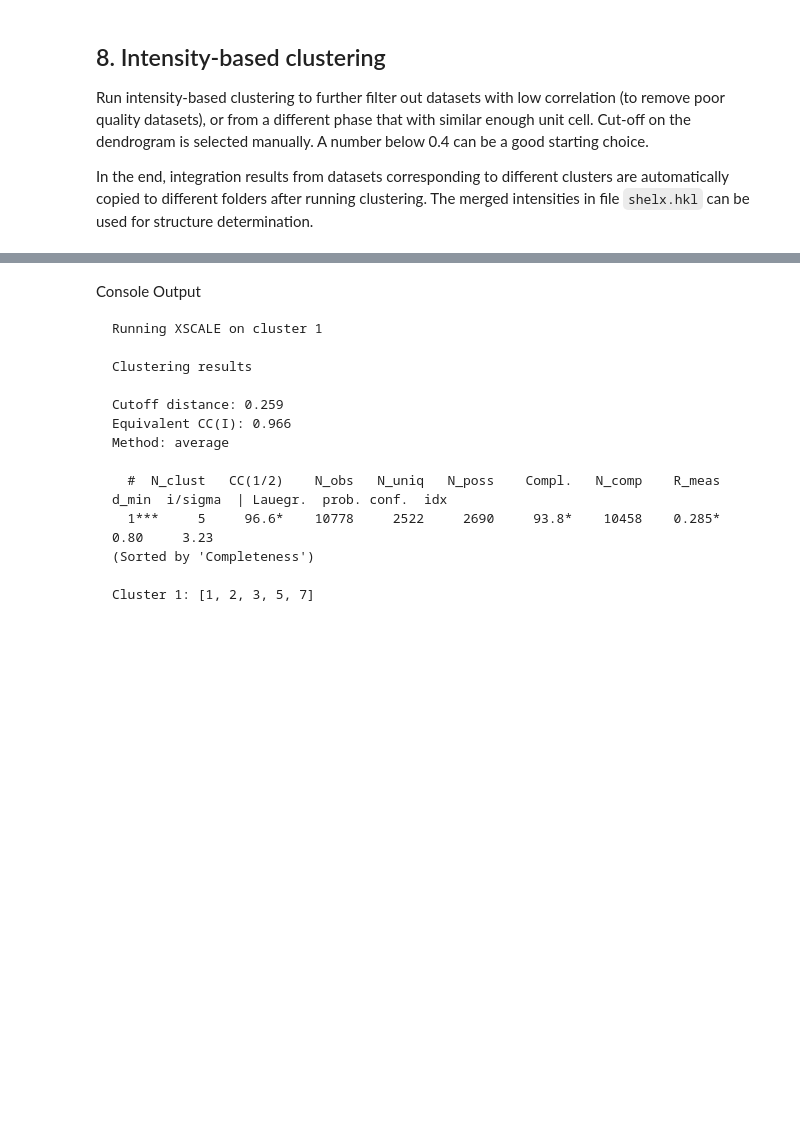
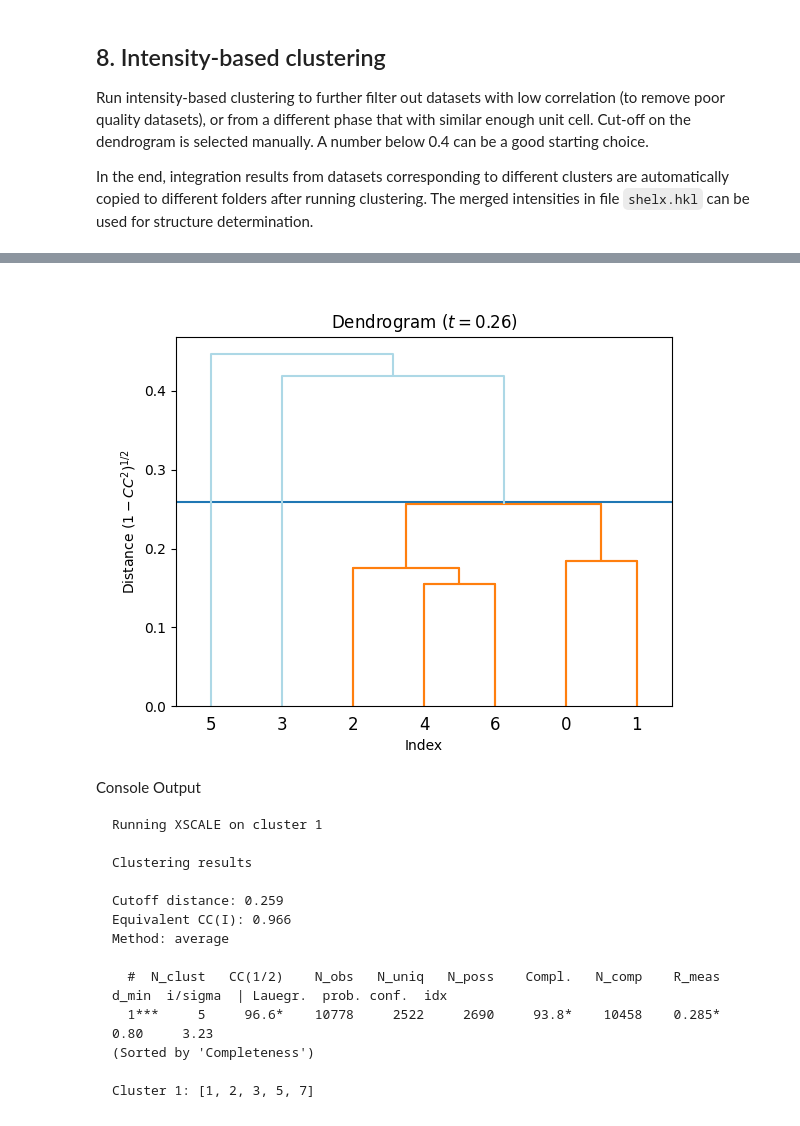
Before and after one commit to instamatic-dev/edtools, a Jupyter notebook: docs/examples/edtools_demo.ipynb, the cells around one changed output, grey strips where cells are left out. Cells and saved outputs as stored; diff of their text form; code cells hidden in the pictures; blank space fills up the shorter version.

```diff
--- a/docs/examples/edtools_demo.ipynb
+++ b/docs/examples/edtools_demo.ipynb
@@ -283,3 +286,7 @@ In the end, integration results from datasets corresponding to different cluster
+# %%
+Image('intensity_cluster.png', embed=True)
+# %% [output]
+[figure, added]
 # %% [markdown]
 Console Output
 
```
Also changed, not shown: parts of 5 cells of this notebook.
